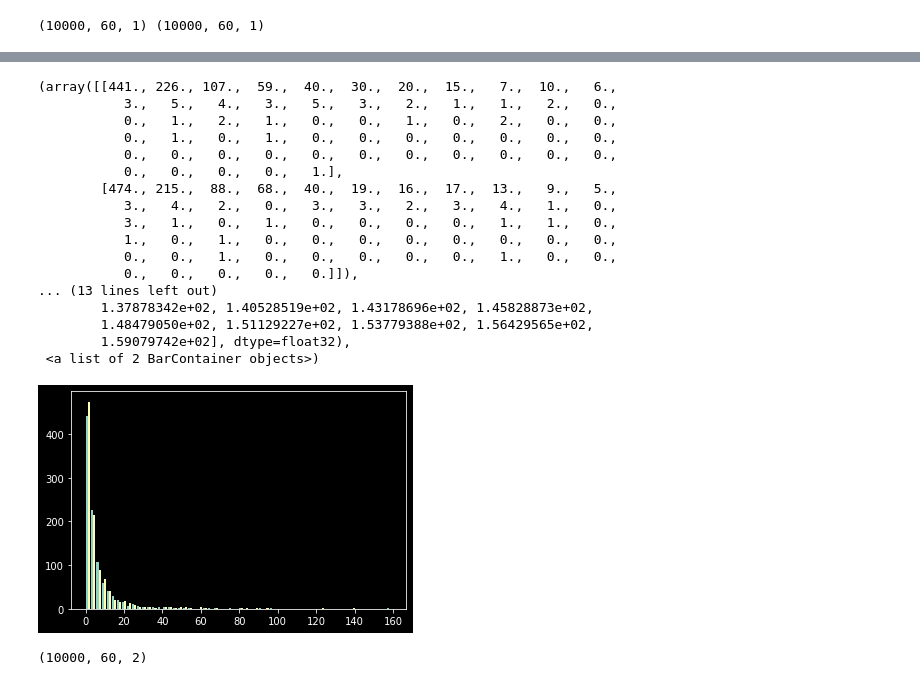
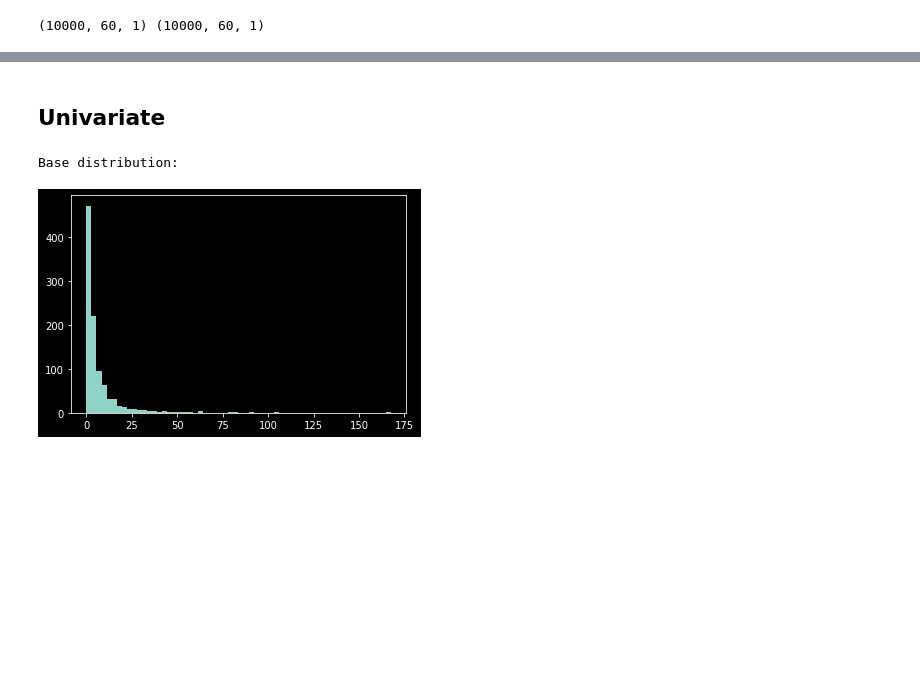
Before and after one commit to TDHTTTT/GCNN, a Jupyter notebook: WIP_bgfit_nf.ipynb, the cells around one changed output, grey strips where cells are left out. Saved outputs shown, nothing was run; the diff lists cells and outputs as text; code cells hidden in the pictures; blank space fills up the shorter version.

```diff
--- a/WIP_bgfit_nf.ipynb
+++ b/WIP_bgfit_nf.ipynb
@@ -162,21 +173,0 @@ base_dist = dist.LogNormal(torch.tensor([1.2, 1.2]), torch.tensor([1.2, 1.2]))
-# %%
-plt.hist(base_dist.sample([1000]).numpy(), bins=60)
-# %% [output]
-(array([[441., 226., 107.,  59.,  40.,  30.,  20.,  15.,   7.,  10.,   6.,
-           3.,   5.,   4.,   3.,   5.,   3.,   2.,   1.,   1.,   2.,   0.,
-           0.,   1.,   2.,   1.,   0.,   0.,   1.,   0.,   2.,   0.,   0.,
-           0.,   1.,   0.,   1.,   0.,   0.,   0.,   0.,   0.,   0.,   0.,
-           0.,   0.,   0.,   0.,   0.,   0.,   0.,   0.,   0.,   0.,   0.,
-           0.,   0.,   0.,   0.,   1.],
-        [474., 215.,  88.,  68.,  40.,  19.,  16.,  17.,  13.,   9.,   5.,
-           3.,   4.,   2.,   0.,   3.,   3.,   2.,   3.,   4.,   1.,   0.,
-           3.,   1.,   0.,   1.,   0.,   0.,   0.,   0.,   1.,   1.,   0.,
-           1.,   0.,   1.,   0.,   0.,   0.,   0.,   0.,   0.,   0.,   0.,
-           0.,   0.,   1.,   0.,   0.,   0.,   0.,   0.,   1.,   0.,   0.,
-           0.,   0.,   0.,   0.,   0.]]),
-... (13 lines left out)
-        1.37878342e+02, 1.40528519e+02, 1.43178696e+02, 1.45828873e+02,
-        1.48479050e+02, 1.51129227e+02, 1.53779388e+02, 1.56429565e+02,
-        1.59079742e+02], dtype=float32),
- <a list of 2 BarContainer objects>)
-[figure, removed]
@@ -192,5 +173,0 @@ flow_dist = dist.TransformedDistribution(base_dist,
-# %%
-data = np.concatenate((X, Y), axis=2)
-print(data.shape)
-# %% [output]
-(10000, 60, 2)
@@ -197 +194,8 @@ print(data.shape)
+# %% [markdown]
+## Univariate
+# %%
+base_dist, flow_dist, spline_transform = build_flow(1)
+# %% [output]
+Base distribution:
+[figure, added]
 # %%
```
Also changed, not shown: parts of 20 cells of this notebook.
